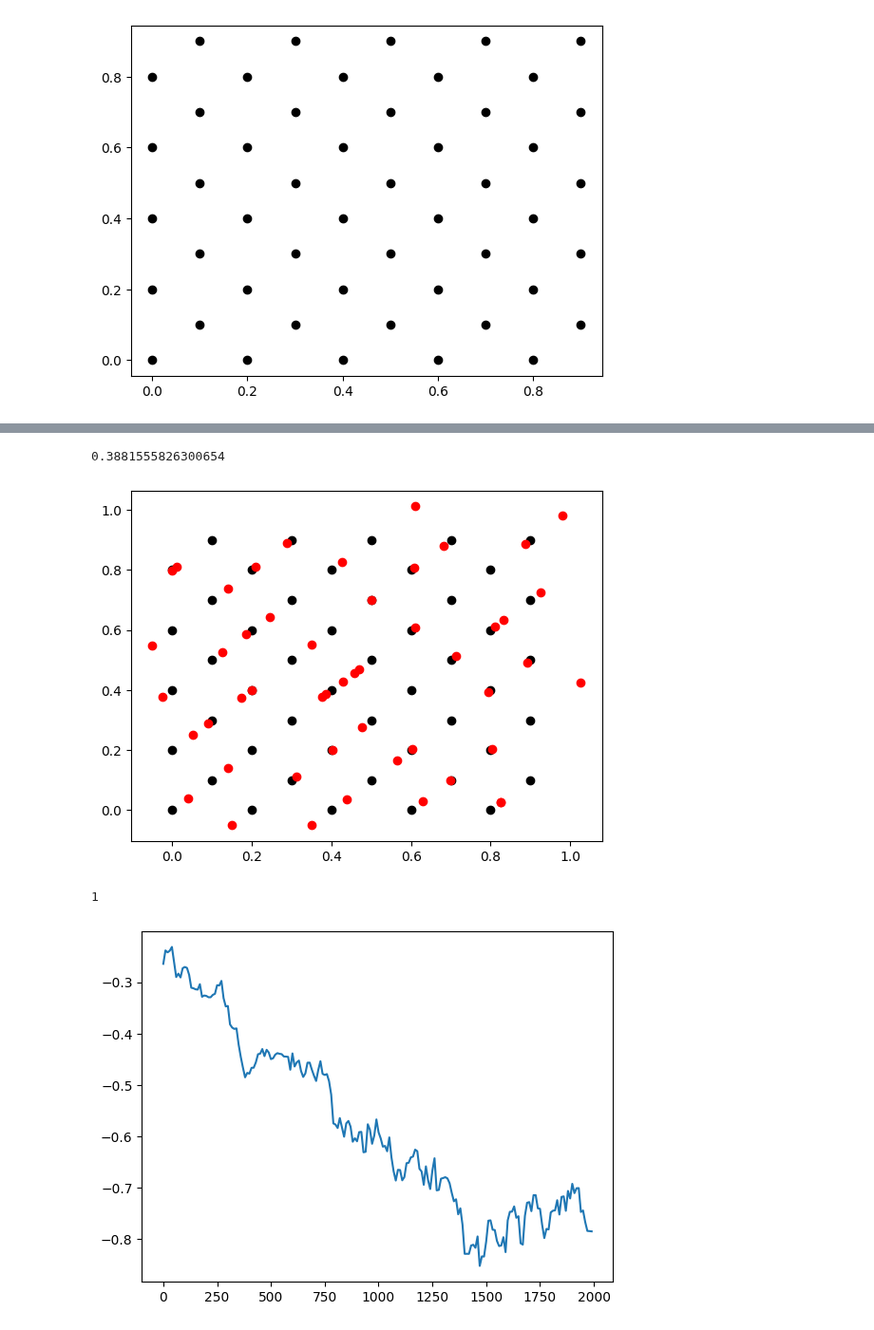
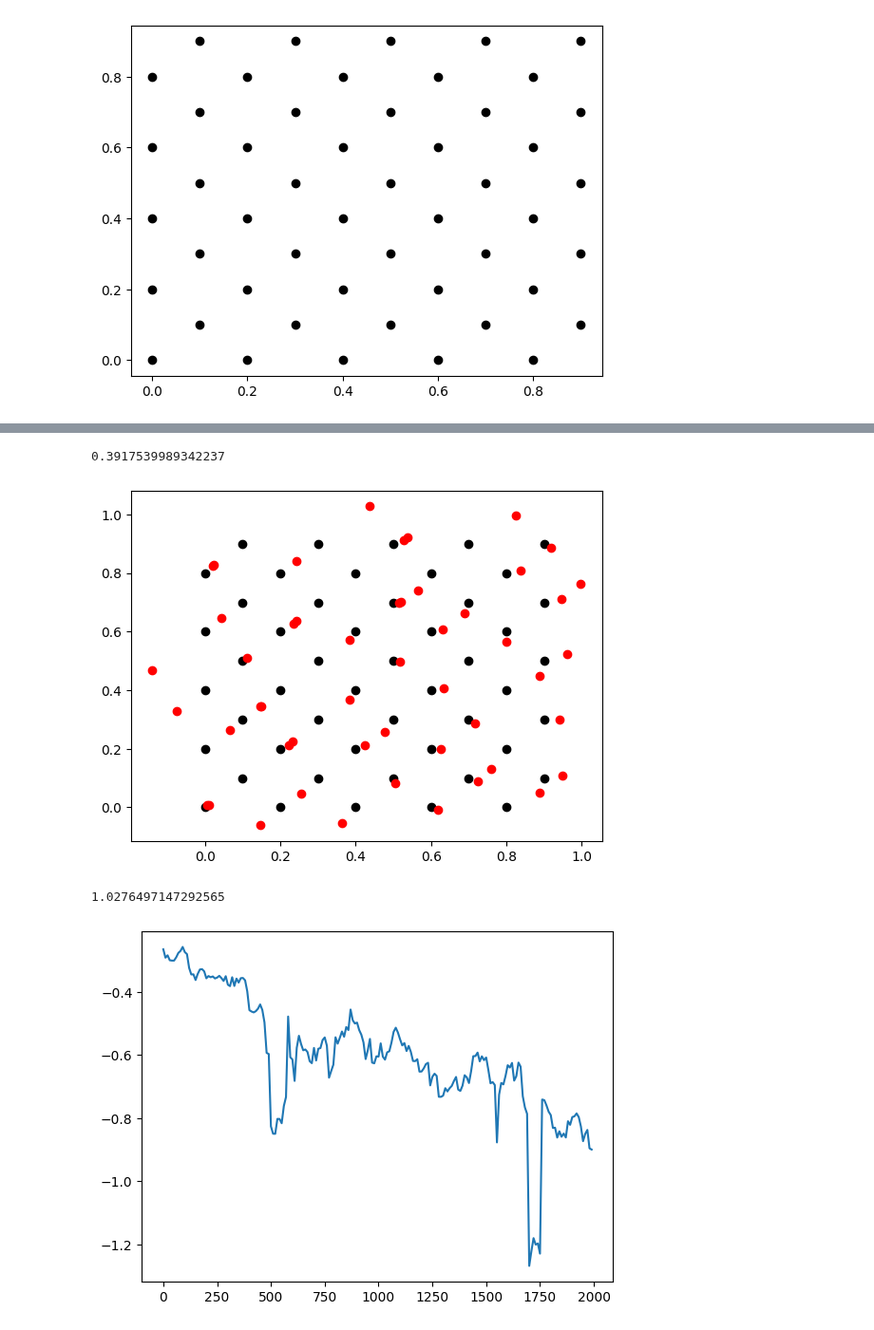
Before and after one commit to mannodiarun/MSE570, a Jupyter notebook: MC.ipynb, the cells around one changed output, grey strips where cells are left out. Shown at 95% size. Cells and saved outputs as stored; diff of their text form; code cells hidden in the pictures.

```diff
--- a/MC.ipynb
+++ b/MC.ipynb
@@ -254,22 +250,21 @@ def mc(x_start,y_start,box_start,ncycl,nsamp):
             expt_pd = expt_pd + dist*np.exp(-beta*en)
             part_func = part_func + np.exp(-beta*en)
 
-        x,y = mcmove(x,y,box)
+#        x,y = mcmove(x,y,box)
 
-#        rr = np.random.rand()
-#        if rr < 0.9:
-#            x,y = mcmove(x,y,box)
-#        else:
+        rr = np.random.rand()
+        if rr < 0.9:
+            x,y = mcmove(x,y,box)
+        else:
 #            x,y,box = mcvol(x,y,box)
-#            x,y = mcexc(x,y,box)
-            # if len(x) > 0:
-            #     x,y = mcexc(x,y,box)
-            # else:
-            #     x = copy.deepcopy(x_start)
-            #     y = copy.deepcopy(y_start)
+            if len(x) > 0:
+                x,y = mcexc(x,y,box)
+            else:
+                x = copy.deepcopy(x_start)
+                y = copy.deepcopy(y_start)
 
-#    plt.plot(cycles[:], energies[:])
-    plt.plot(cycles[:], pair_distances[:], c= 'b')
+    plt.plot(cycles[:], energies[:])
+#    plt.plot(cycles[:], pair_distances[:], c= 'b')
 
     return(x,y,box,expt_pd/part_func,cycles,energies,pair_distances)
 # %%
@@ -284,7 +279,7 @@ x_final, y_final, box_final, pair_dist_expectation_value, cycles, energies, pair
 # %%
 pair_dist_expectation_value
 # %% [output]
-0.3881555826300654
+0.3917539989342237
 # %%
 for i in range(0,N):
     plt.scatter(x_start[i],y_start[i],c='k')
@@ -292,20 +287,20 @@ for i in range(0,len(x_final)):
    plt.scatter(x_final[i],y_final[i],c='r')
 plt.show()
 # %% [output]
-[figure, old version]
+[figure, new version]
 # %%
 box_final
 # %% [output]
-1
+1.0276497147292565
 # %%
 ## Example run involving mcmove and mcexc ##
 
 ncycl = 2000
 nsamp = 10
 
-x_final,y_final,box_final = mc(x_start,y_start,box_start,ncycl,nsamp)
+x_final, y_final, box_final, pair_dist_expectation_value, cycles, energies, pair_distances = mc(x_start,y_start,box_start,ncycl,nsamp)
 # %% [output]
-[figure, old version]
+[figure, new version]
 # %%
 for i in range(0,N):
     plt.scatter(x_start[i],y_start[i],c='k')
```
Also changed, not shown: parts of 4 cells of this notebook.
